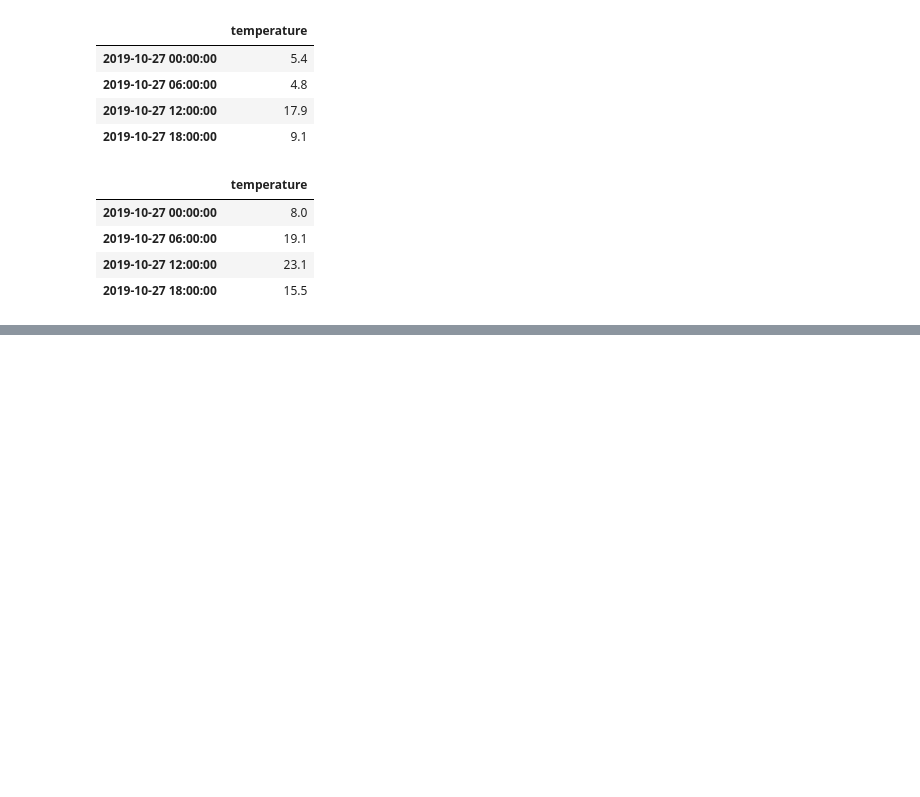
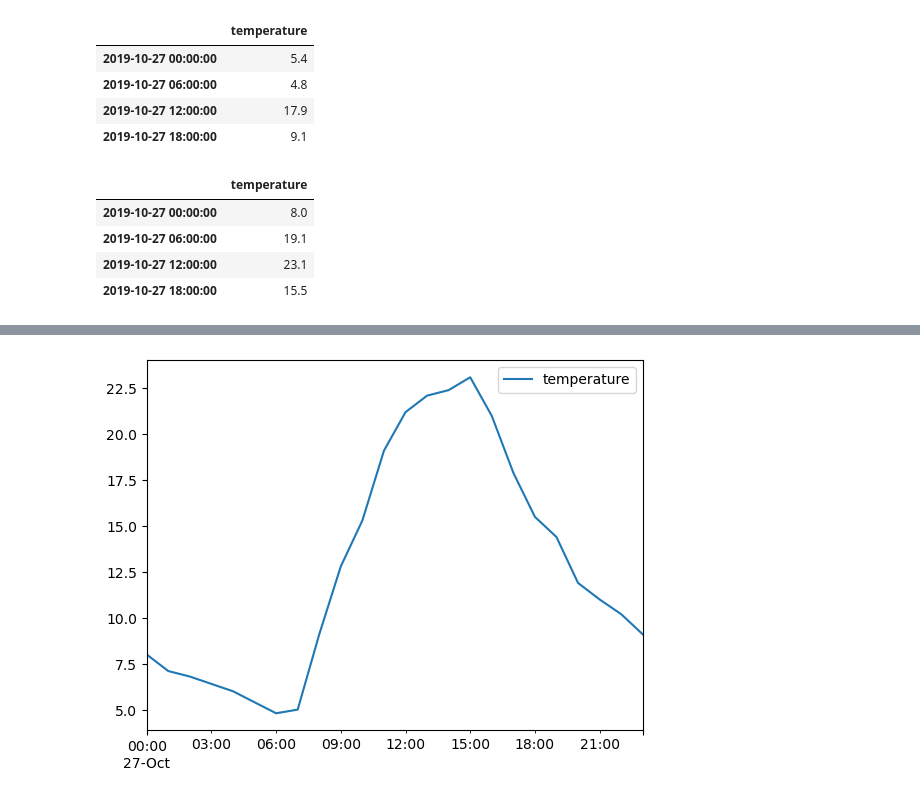
Before and after one commit to JudeNwagu/pandas-Realpython-Learning, a Jupyter notebook: Notebooks/Timeseries.ipynb, the cells around one changed output, grey strips where cells are left out. Drawn from its saved outputs; the diff is of its cells as text; code cells hidden in the pictures; blank space fills up the shorter version.

```diff
--- a/Notebooks/Timeseries.ipynb
+++ b/Notebooks/Timeseries.ipynb
@@ -358,0 +361,7 @@ temp.rolling(window=3).mean()
+# %%
+import matplotlib.pyplot as plt
+
+temp.plot()
+plt.show()
+# %% [output]
+[figure, added]
```
Also changed, not shown: parts of 3 cells of this notebook, 6 other files.
